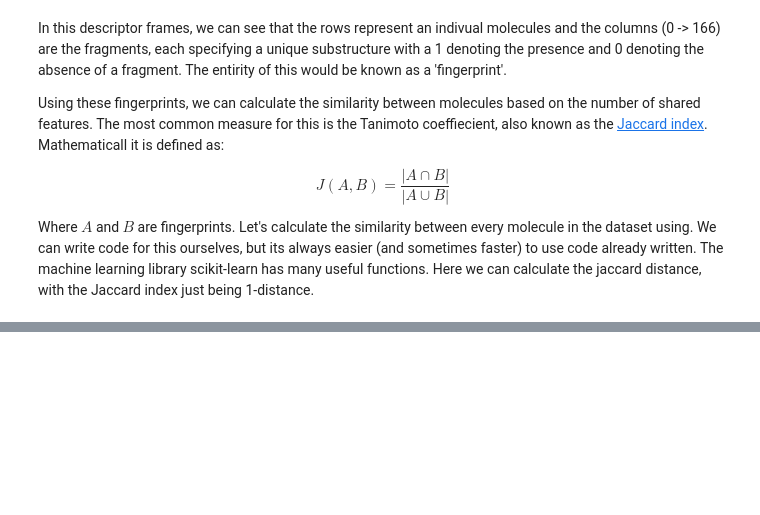
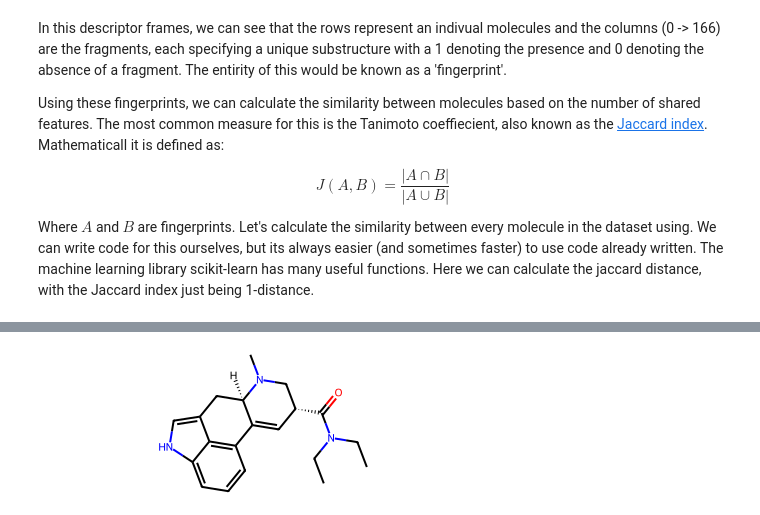
Before and after one commit to russodanielp/intro_cheminformatics, a Jupyter notebook: Lab 06 - Chemical Similarity/colab.ipynb, the cells around one changed output, grey strips where cells are left out. Drawn from its saved outputs; the diff is of its cells as text; code cells hidden in the pictures; blank space fills up the shorter version.

```diff
--- a/Lab 06 - Chemical Similarity/colab.ipynb
+++ b/Lab 06 - Chemical Similarity/colab.ipynb
@@ -244,0 +122,4 @@ plt.show()
+# %%
+query_mol
+# %% [output]
+[figure, added]
```
Also changed, not shown: parts of 31 cells of this notebook.
